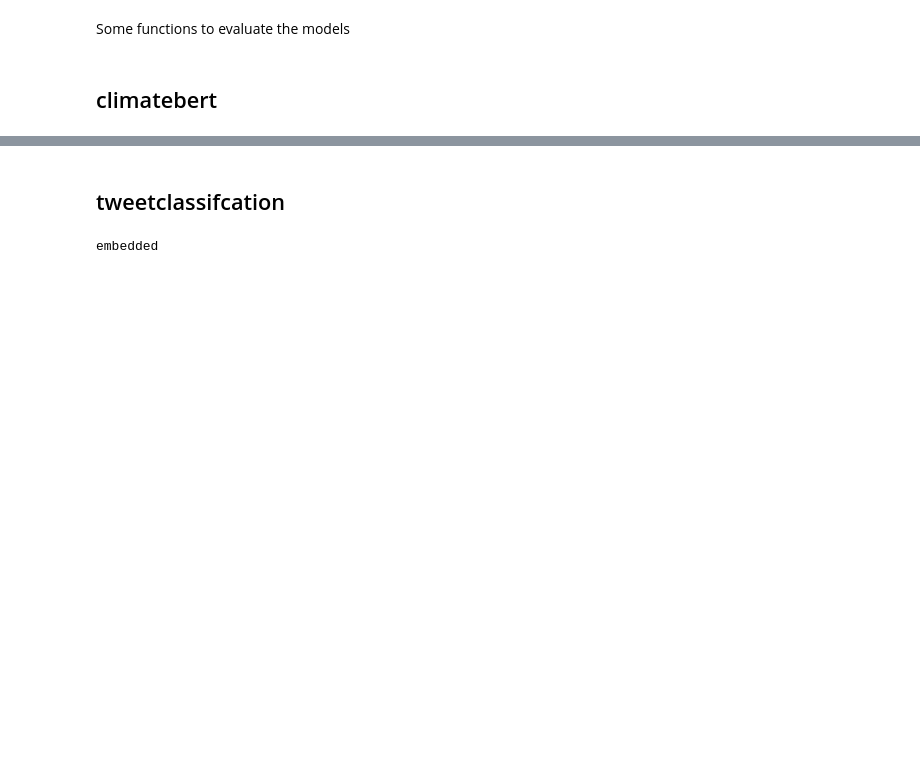
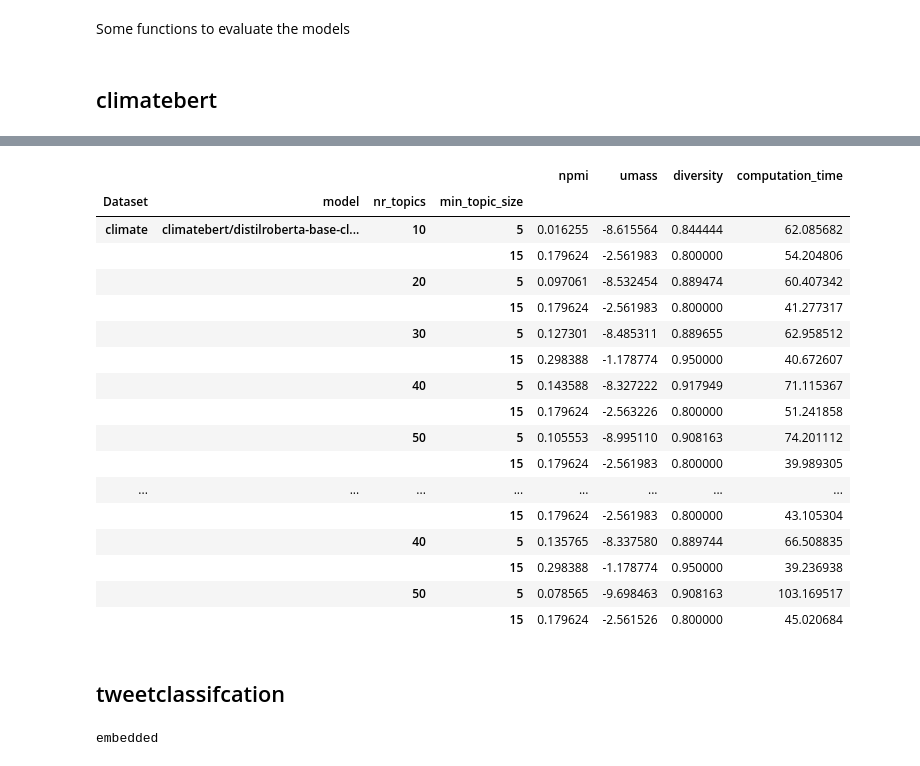
Before and after one commit to alessiogandelli/BERTopic_evaluation, a Jupyter notebook: notebooks/MyEvaluation.ipynb, the cells around one changed output, grey strips where cells are left out. Cells and saved outputs as stored; diff of their text form; code cells hidden in the pictures; blank space fills up the shorter version.

Commit message:
my results

```diff
--- a/notebooks/MyEvaluation.ipynb
+++ b/notebooks/MyEvaluation.ipynb
@@ -82,4 +121,4 @@ for i, random_state in enumerate([0, 21, 42]):
                       params=params,
                       custom_dataset=custom,
                       verbose=True)
-    results = trainer.train(save=f"LDA__{i+1}")
+    results = trainer.train()
@@ -86,3 +170,26 @@ for i, random_state in enumerate([0, 21, 42]):
+# %%
+result_df = pd.DataFrame( columns = ['Dataset', 'model', 'nr_topics', 'npmi', 'umass', 'diversity', 'computation_time'])
+
+# dataset used and model
+dataset = results[0]['Dataset']
+model = results[0]['Model']
+
+# fill the dataframe
+
+for test in results:
+        row = pd.Series([test['Dataset'], test['Model'], test['Params']['num_topics'], test['Scores']['npmi'], test['Scores']['umass'], test['Scores']['diversity'], test['Computation Time']], index = result_df.columns)
+        result_df = result_df.append(row, ignore_index=True)
+
+# groupby and get the mean for the 3 tests
+result_df.set_index(['Dataset', 'model', 'nr_topics'], inplace=True)
+a = result_df.groupby(['nr_topics']).mean()
+a.reset_index(inplace=True)
+
+#save the results
+a['dataset'] = dataset
+a['model'] = model
+a[['dataset', 'model','nr_topics', 'npmi', 'umass', 'diversity',
+        'computation_time']].to_csv('LDA'+'.csv', index=False)
 # %% [markdown]
 # Bertopic
 # %% [markdown]
@@ -165,7 +272,7 @@ def clean_results(results):
         a['dataset'] = dataset
         a['model'] = model
         a[['dataset', 'model','nr_topics', 'min_topic_size', 'npmi', 'umass', 'diversity',
-                'computation_time']].to_csv('bertopic'+model+'.csv', index=False)
+                'computation_time']].to_csv('bertopic'+'climabert'+'.csv', index=False)
 
         return result_df
 
@@ -244,3 +290,24 @@ You should probably TRAIN this model on a down-stream task to be able to use it
+# %%
+clean_results(climatebert_results)
+# %% [output]
+|  |  |  |  | npmi | umass | diversity | computation_time |
+| Dataset | model | nr_topics | min_topic_size |  |  |  |  |
+| climate | climatebert/distilroberta-base-cl... | 10 | 5 | 0.016255 | -8.615564 | 0.844444 | 62.085682 |
+|  |  |  | 15 | 0.179624 | -2.561983 | 0.800000 | 54.204806 |
+|  |  | 20 | 5 | 0.097061 | -8.532454 | 0.889474 | 60.407342 |
+|  |  |  | 15 | 0.179624 | -2.561983 | 0.800000 | 41.277317 |
+|  |  | 30 | 5 | 0.127301 | -8.485311 | 0.889655 | 62.958512 |
+|  |  |  | 15 | 0.298388 | -1.178774 | 0.950000 | 40.672607 |
+|  |  | 40 | 5 | 0.143588 | -8.327222 | 0.917949 | 71.115367 |
+|  |  |  | 15 | 0.179624 | -2.563226 | 0.800000 | 51.241858 |
+|  |  | 50 | 5 | 0.105553 | -8.995110 | 0.908163 | 74.201112 |
+|  |  |  | 15 | 0.179624 | -2.561983 | 0.800000 | 39.989305 |
+| ... | ... | ... | ... | ... | ... | ... | ... |
+|  |  |  | 15 | 0.179624 | -2.561983 | 0.800000 | 43.105304 |
+|  |  | 40 | 5 | 0.135765 | -8.337580 | 0.889744 | 66.508835 |
+|  |  |  | 15 | 0.298388 | -1.178774 | 0.950000 | 39.236938 |
+|  |  | 50 | 5 | 0.078565 | -9.698463 | 0.908163 | 103.169517 |
+|  |  |  | 15 | 0.179624 | -2.561526 | 0.800000 | 45.020684 |
 # %% [markdown]
 ## tweetclassifcation
 # %%
```
Also changed, not shown: parts of 8 cells of this notebook, 12 other files.
